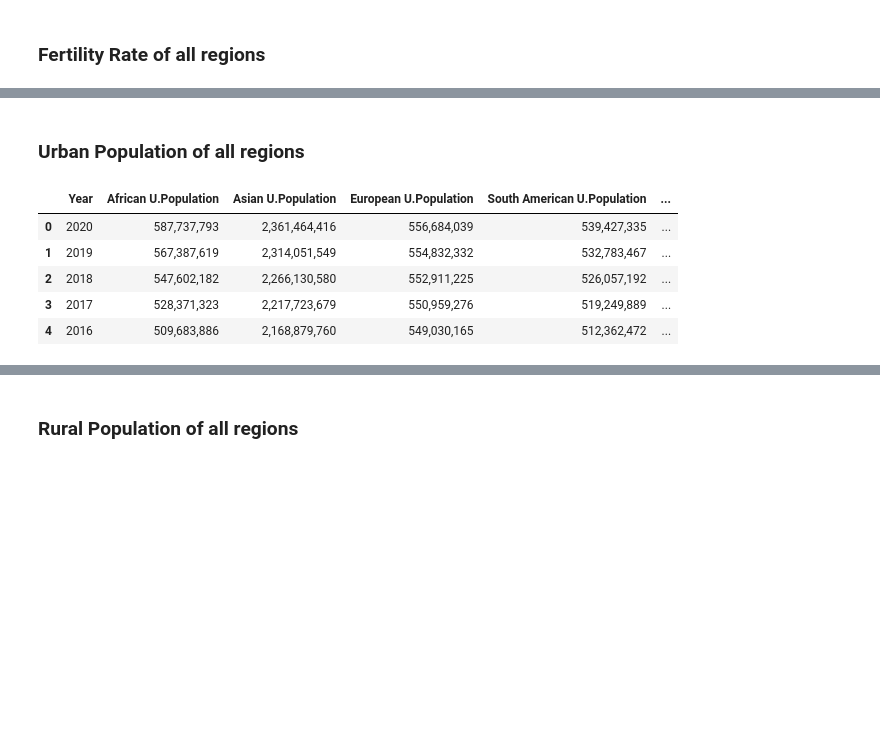
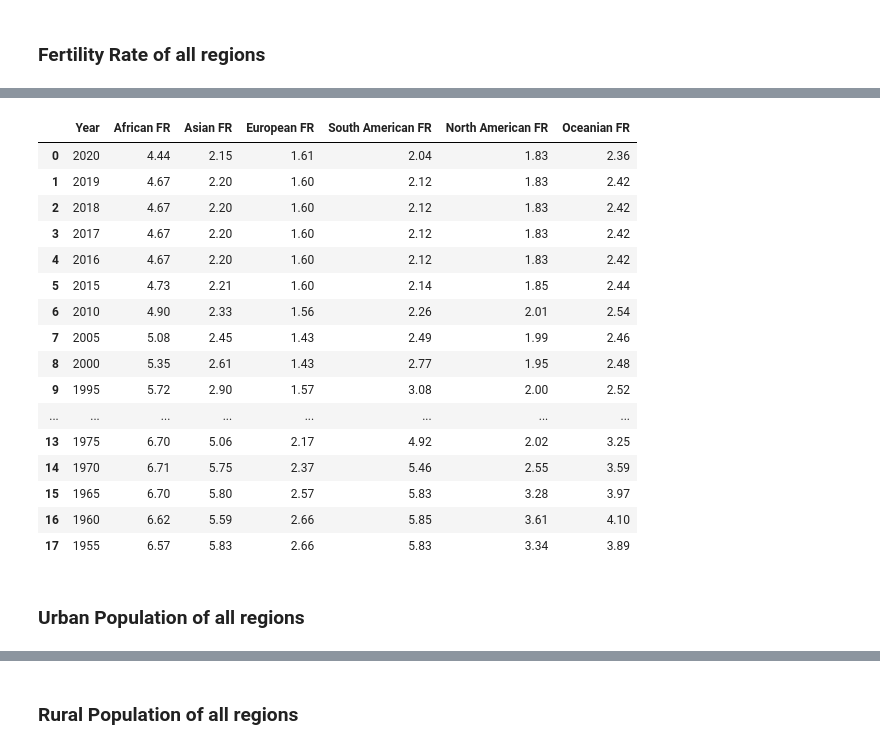
Before and after one commit to amal209/Back-end, a Jupyter notebook: etl.ipynb, the cells around one changed output, grey strips where cells are left out. Saved outputs shown, nothing was run; the diff lists cells and outputs as text; code cells hidden in the pictures; blank space fills up the shorter version.

```diff
--- a/etl.ipynb
+++ b/etl.ipynb
@@ -190,3 +217,24 @@ fertility_rate.head()
+# %%
+fertility_rate = fertility_rate.iloc[:18,:]
+fertility_rate
+# %% [output]
+|  | Year | African FR | Asian FR | European FR | South American FR | North American FR | Oceanian FR |
+| 0 | 2020 | 4.44 | 2.15 | 1.61 | 2.04 | 1.83 | 2.36 |
+| 1 | 2019 | 4.67 | 2.20 | 1.60 | 2.12 | 1.83 | 2.42 |
+| 2 | 2018 | 4.67 | 2.20 | 1.60 | 2.12 | 1.83 | 2.42 |
+| 3 | 2017 | 4.67 | 2.20 | 1.60 | 2.12 | 1.83 | 2.42 |
+| 4 | 2016 | 4.67 | 2.20 | 1.60 | 2.12 | 1.83 | 2.42 |
+| 5 | 2015 | 4.73 | 2.21 | 1.60 | 2.14 | 1.85 | 2.44 |
+| 6 | 2010 | 4.90 | 2.33 | 1.56 | 2.26 | 2.01 | 2.54 |
+| 7 | 2005 | 5.08 | 2.45 | 1.43 | 2.49 | 1.99 | 2.46 |
+| 8 | 2000 | 5.35 | 2.61 | 1.43 | 2.77 | 1.95 | 2.48 |
+| 9 | 1995 | 5.72 | 2.90 | 1.57 | 3.08 | 2.00 | 2.52 |
+| ... | ... | ... | ... | ... | ... | ... | ... |
+| 13 | 1975 | 6.70 | 5.06 | 2.17 | 4.92 | 2.02 | 3.25 |
+| 14 | 1970 | 6.71 | 5.75 | 2.37 | 5.46 | 2.55 | 3.59 |
+| 15 | 1965 | 6.70 | 5.80 | 2.57 | 5.83 | 3.28 | 3.97 |
+| 16 | 1960 | 6.62 | 5.59 | 2.66 | 5.85 | 3.61 | 4.10 |
+| 17 | 1955 | 6.57 | 5.83 | 2.66 | 5.83 | 3.34 | 3.89 |
 # %% [markdown]
 ### Urban Population of all regions
 # %%
@@ -198,12 +246,3 @@ urban_population["European U.Population"] = european_df["Urban Population"]
 urban_population["South American U.Population"] = southAmerican_df["Urban Population"]
 urban_population["North American U.Population"] = northAmerican_df["Urban Population"]
 urban_population["Oceanian U.Population"] = oceanian_df["Urban Population"]
-urban_population = urban_population.iloc[:18,:]
-urban_population.head()
-# %% [output]
-|  | Year | African U.Population | Asian U.Population | European U.Population | South American U.Population | ... |
-| 0 | 2020 | 587,737,793 | 2,361,464,416 | 556,684,039 | 539,427,335 | ... |
-| 1 | 2019 | 567,387,619 | 2,314,051,549 | 554,832,332 | 532,783,467 | ... |
-| 2 | 2018 | 547,602,182 | 2,266,130,580 | 552,911,225 | 526,057,192 | ... |
-| 3 | 2017 | 528,371,323 | 2,217,723,679 | 550,959,276 | 519,249,889 | ... |
-| 4 | 2016 | 509,683,886 | 2,168,879,760 | 549,030,165 | 512,362,472 | ... |
```
Also changed, not shown: parts of 16 cells of this notebook, 3 other files.
